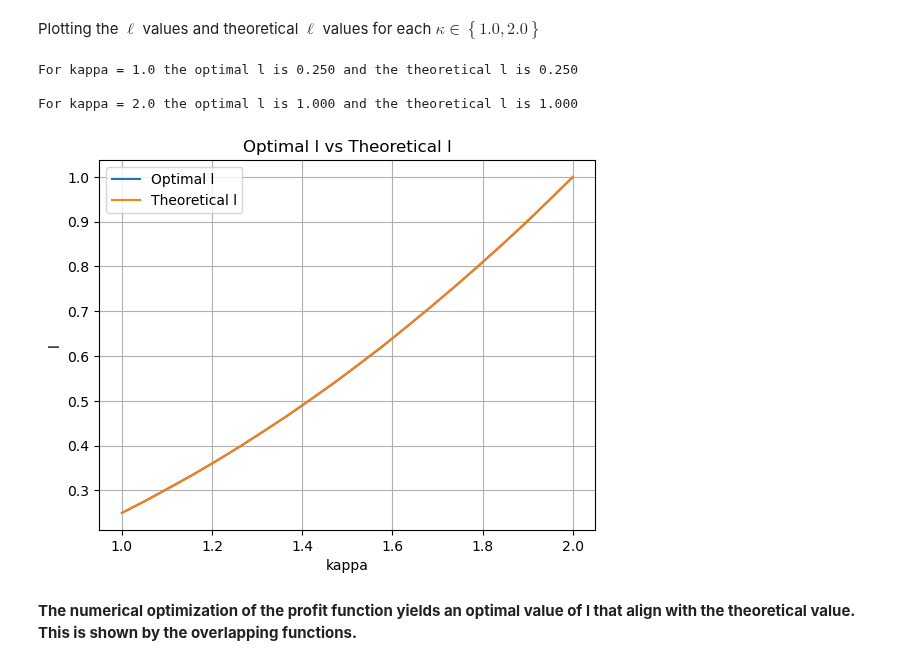
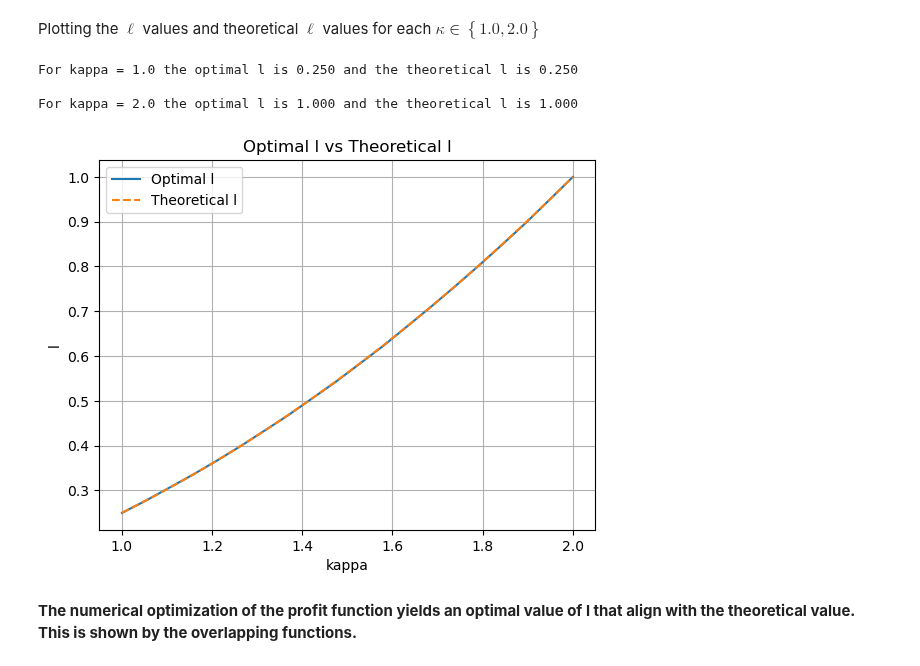
Before and after one commit to NumEconCopenhagen/projects-2023-iim, a Jupyter notebook: Examproject/Exam-2023-notebook.ipynb, the cells around one changed output. Cells and saved outputs as stored; diff of their text form; code cells hidden in the pictures.

```diff
--- a/Examproject/Exam-2023-notebook.ipynb
+++ b/Examproject/Exam-2023-notebook.ipynb
@@ -59,23 +59,22 @@ $$
 # %% [markdown]
 To verify the optimal labor supply choice, we start by differentiate the utility function with respect to the labor supply. Then we set the derivative equal to zero, and solve for the optimal labor supply.
 # %%
-# Define the workers utility function
-def utility_function(L, alpha, kappa, nu, w, tau, G):
-    C = kappa + (1 - tau) * w * L
-    return np.log(C ** alpha * G ** (1 - alpha)) - nu * (L ** 2) / 2
-
-# Define the objective function for optimization
-def objective_function(L, *args):
-    alpha, kappa, nu, w, tau, G = args
-    w_tilde = (1 - tau) * w
-    return -utility_function(L, alpha, kappa, nu, w_tilde, tau, G)
-
 # Set the values for the baseline parameters
 alpha = 0.5
 kappa = 1.0
 nu = 1 / (2 * 16 ** 2)
 w = 1.0
 tau = 0.30
+w_tilde = (1 - tau) * w
+G = 1
+# Define the workers utility function
+def utility_function(L):
+    return -(np.log(C(L) ** alpha * G ** (1 - alpha)) - nu * (L ** 2) / 2)
+
+def C(L):
+    return kappa + (1 - tau) * w * L
+
+
 
 # Set the values for G
 G_values = [1.0, 2.0]
@@ -90,7 +89,7 @@ for G in G_values:
     bounds = (0, 24)
 
     # Solve the optimization problem
-    result = minimize_scalar(objective_function, bounds=bounds, args=(alpha, kappa, nu, w_tilde, tau, G))
+    result = minimize_scalar(utility_function, bounds=bounds)
 
     # save the optimal labor supply
     L_star = result.x
@@ -471,35 +605,35 @@ for kappa in kappa_list:
 
     l_guess = 0.5
 
     # Optimize the profit function wrt. l
     result = minimize(profit, l_guess, args=(kappa,), bounds=bounds, method='SLSQP')
 
     optimal_l = result.x[0]
 
     optimal_l_list.append(optimal_l)
 
 # Calculating theoretical optimal value of l
 theoretical_l_list = ((1 - eta) * kappa_list / w) ** (1 / eta)
 
 # Compare the optimized and theoretical values of l
 print(f"For kappa = {kappa_list[0]} the optimal l is {optimal_l_list[0]:.3f} and the theoretical l is {theoretical_l_list[0]:.3f}")
 print()
 print(f"For kappa = {kappa_list[19]} the optimal l is {optimal_l_list[19]:.3f} and the theoretical l is {theoretical_l_list[19]:.3f}")
 
 
 plt.plot(kappa_list, optimal_l_list, label='Optimal l')
-plt.plot(kappa_list, theoretical_l_list, label='Theoretical l')
+plt.plot(kappa_list, theoretical_l_list, label='Theoretical l', linestyle = '--')
 plt.xlabel('kappa')
 plt.ylabel('l')
 plt.title('Optimal l vs Theoretical l')
 plt.legend()
 plt.grid(True)
 plt.show()
 # %% [output]
 For kappa = 1.0 the optimal l is 0.250 and the theoretical l is 0.250
 
 For kappa = 2.0 the optimal l is 1.000 and the theoretical l is 1.000
-[figure, old version]
+[figure, new version]
 # %% [markdown]
 **The numerical optimization of the profit function yields an optimal value of l that align with the theoretical value. This is shown by the overlapping functions.**
 # %% [markdown]
```
Also changed, not shown: parts of 6 cells of this notebook.
